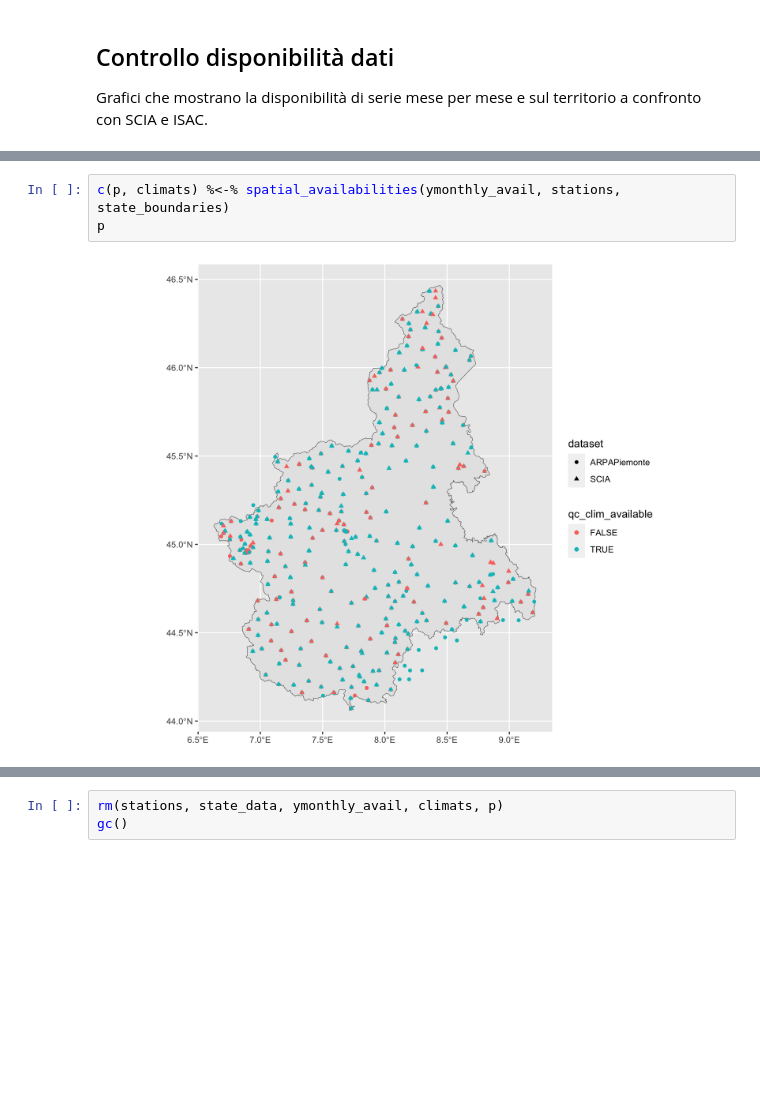
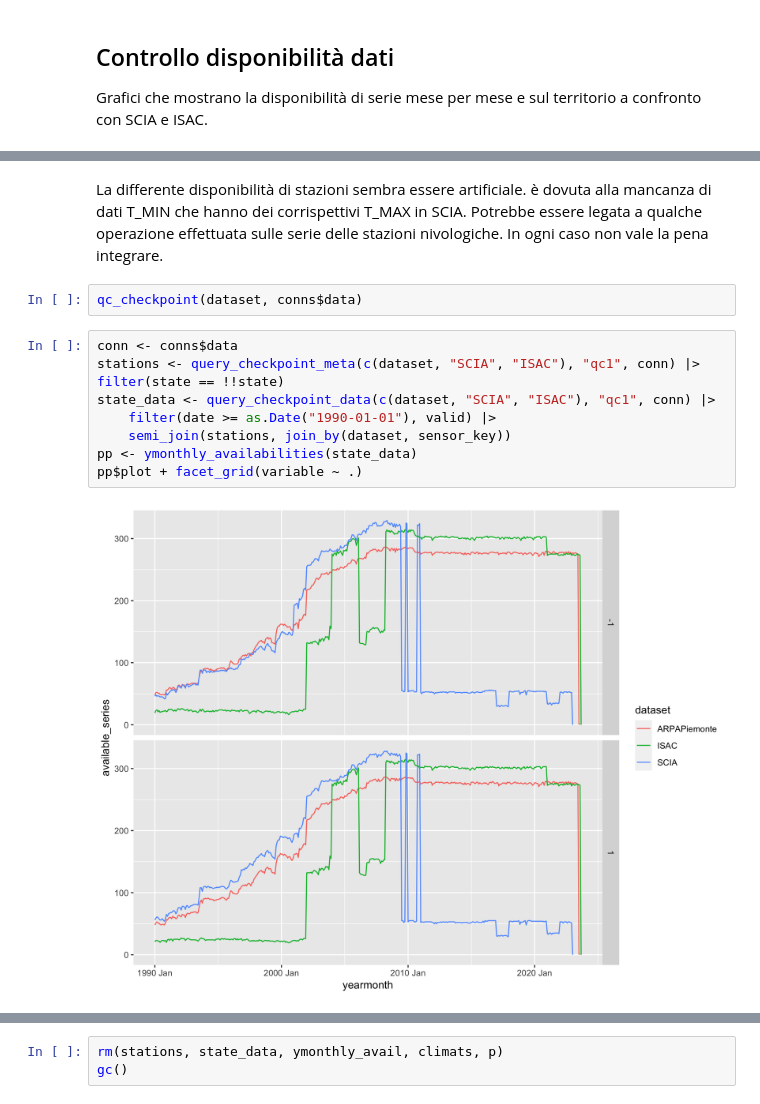
Before and after one commit to dnstudent/TesiMag, a Jupyter notebook: notebooks/integrazioni_regionali/piemonte/data_load.ipynb, the cells around one changed output, grey strips where cells are left out. Drawn from its saved outputs; the diff is of its cells as text; blank space fills up the shorter version.

```diff
--- a/notebooks/integrazioni_regionali/piemonte/data_load.ipynb
+++ b/notebooks/integrazioni_regionali/piemonte/data_load.ipynb
@@ -100,5 +101,14 @@ p
-# %%
-c(p, climats) %<-% spatial_availabilities(ymonthly_avail, stations, state_boundaries)
-p
-# %% [output]
-[figure, removed]
+# %% [markdown]
+La differente disponibilità di stazioni sembra essere artificiale. è dovuta alla mancanza di dati T_MIN che hanno dei corrispettivi T_MAX in SCIA. Potrebbe essere legata a qualche operazione effettuata sulle serie delle stazioni nivologiche. In ogni caso non vale la pena integrare.
+# %%
+qc_checkpoint(dataset, conns$data)
+# %%
+conn <- conns$data
+stations <- query_checkpoint_meta(c(dataset, "SCIA", "ISAC"), "qc1", conn) |> filter(state == !!state)
+state_data <- query_checkpoint_data(c(dataset, "SCIA", "ISAC"), "qc1", conn) |>
+    filter(date >= as.Date("1990-01-01"), valid) |>
+    semi_join(stations, join_by(dataset, sensor_key))
+pp <- ymonthly_availabilities(state_data)
+pp$plot + facet_grid(variable ~ .)
+# %% [output]
+[figure, added]
```
Also changed, not shown: parts of 5 cells of this notebook, 8 other files.
